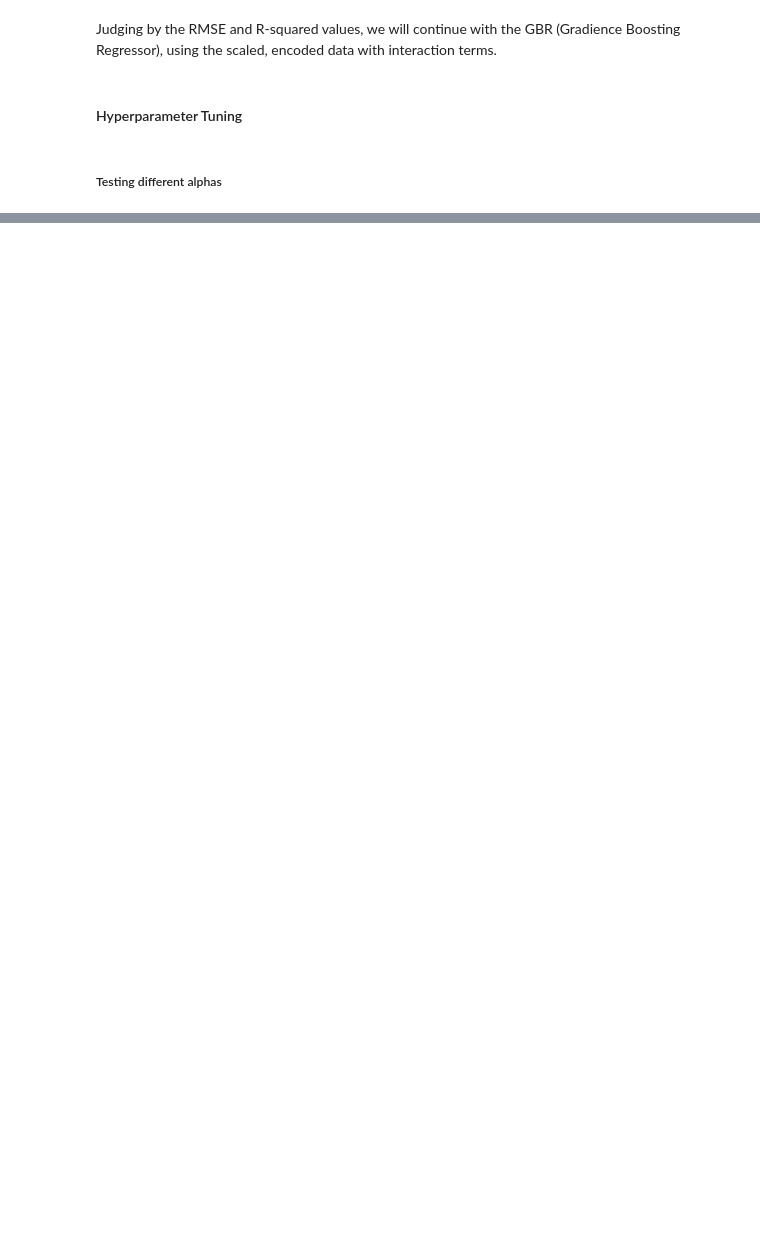
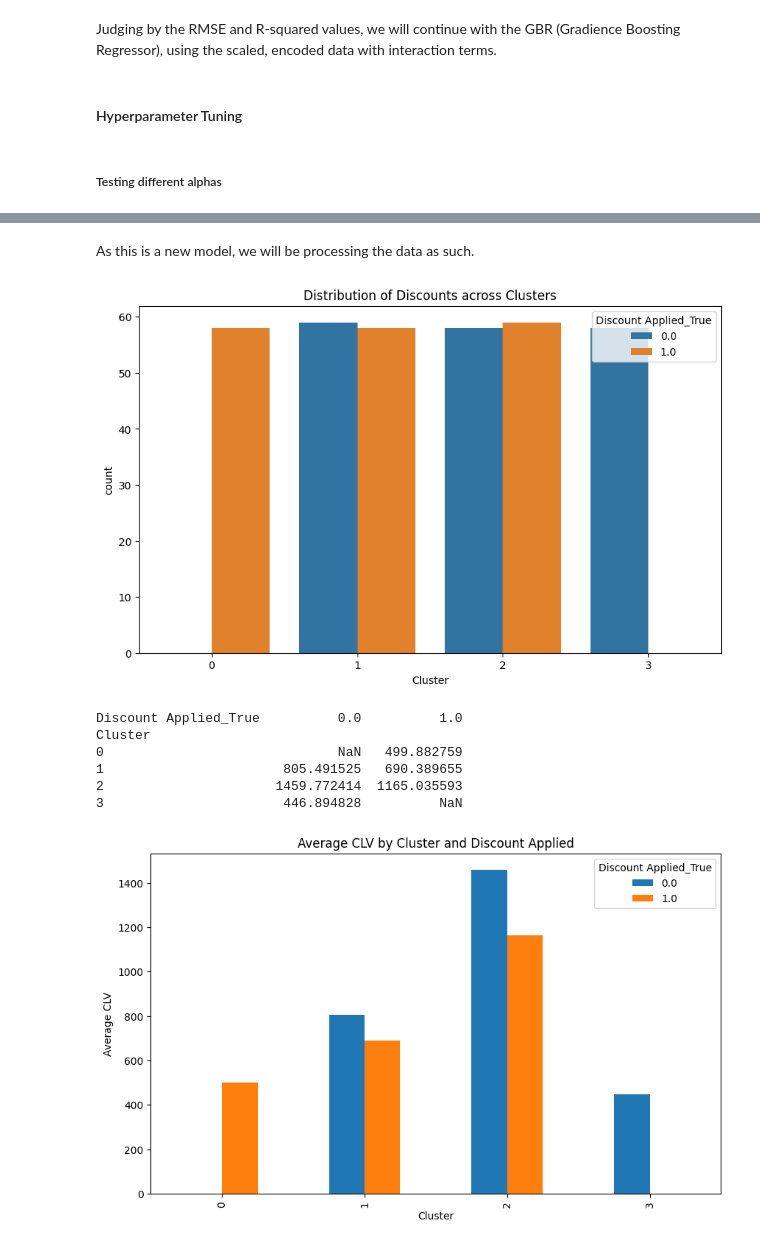
Before and after one commit to scottpitcher/ecommerce-marketing-analytics-optimization, a Jupyter notebook: clv_optimization_model.ipynb, the cells around one changed output, grey strips where cells are left out. Drawn from its saved outputs; the diff is of its cells as text; code cells hidden in the pictures; blank space fills up the shorter version.

```diff
--- a/clv_optimization_model.ipynb
+++ b/clv_optimization_model.ipynb
@@ -353,3 +238,0 @@ Best RMSE: 9.566456389744545
-# %%
-data['Predicted_CLV_Baseline'] = clv_model.predict(X)
-data[["Total Spend","Predicted_CLV_Baseline"]]
@@ -436,4 +238,0 @@ data[['Predicted_CLV_Treatment','Predicted_CLV_Control','Uplift']].describe()
-# %%
-uplift_threshold = data['Uplift'].quantile(0.50)  # Adjust this threshold as needed
-data['Target_for_Discount'] = data['Uplift'] > uplift_threshold
-data.head()
@@ -478,0 +257,2 @@ print(f'T-statistic: {t_stat:.2f}, P-value: {p_value:.4f}')
+# %% [markdown]
+As this is a new model, we will be processing the data as such.
@@ -478,0 +271,4 @@ print(f'T-statistic: {t_stat:.2f}, P-value: {p_value:.4f}')
+# %%
+# Loading in the data
+sa_data = data.copy()
+print("Data loaded!")
@@ -478,0 +300,42 @@ print(f'T-statistic: {t_stat:.2f}, P-value: {p_value:.4f}')
+# %%
+# Applying transformations
+data_prepared = preprocessor.fit_transform(data)
+
+# Convert transformed data back into a DataFrame
+data_prepared = pd.DataFrame(data_prepared, columns=numerical_features + list(preprocessor.named_transformers_['cat']['onehot'].get_feature_names_out(categorical_features)))
+# Add Total Spend back to the data
+# This was not preprocessed as it is the target variable
+data_prepared["Total Spend"] = sa_data["Total Spend"]
+data_prepared.head()
+# %%
+# Remove `Discount Applied_True` from clustering features
+clustering_features = data_prepared.drop(columns=["Total Spend", "Discount Applied_True"])
+
+# Re-run K-Means clustering
+kmeans = KMeans(n_clusters=4, random_state=2)
+data_prepared['Cluster'] = kmeans.fit_predict(clustering_features)
+
+# Check the new distribution of discounts across clusters
+plt.figure(figsize=(10, 6))
+sns.countplot(x='Cluster', hue='Discount Applied_True', data=data_prepared)
+plt.title('Distribution of Discounts across Clusters')
+plt.show()
+
+# Calculate average CLV per cluster, by discount application
+avg_clv_per_cluster = data_prepared.groupby(['Cluster', 'Discount Applied_True'])['Total Spend'].mean().unstack()
+print(avg_clv_per_cluster)
+
+# Visualize the results
+avg_clv_per_cluster.plot(kind='bar', figsize=(10, 6))
+plt.title('Average CLV by Cluster and Discount Applied')
+plt.ylabel('Average CLV')
+plt.show()
+# %% [output]
+[figure, added]
+Discount Applied_True          0.0          1.0
+Cluster
+0                              NaN   499.882759
+1                       805.491525   690.389655
+2                      1459.772414  1165.035593
+3                       446.894828          NaN
+[figure, added]
```
Also changed, not shown: parts of 40 cells of this notebook.
